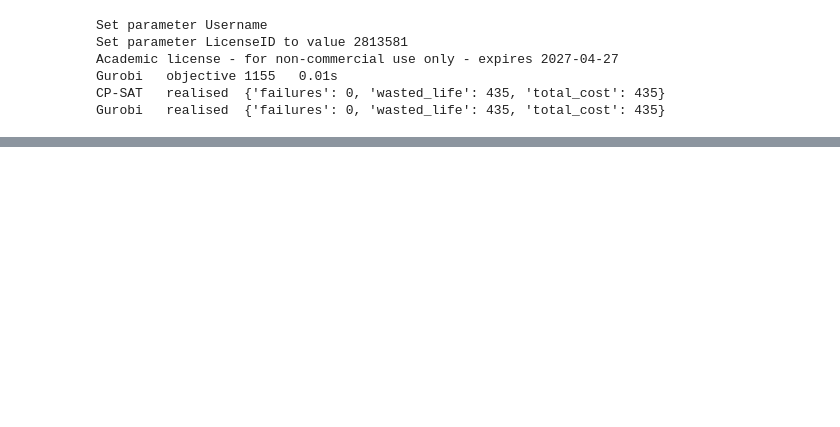
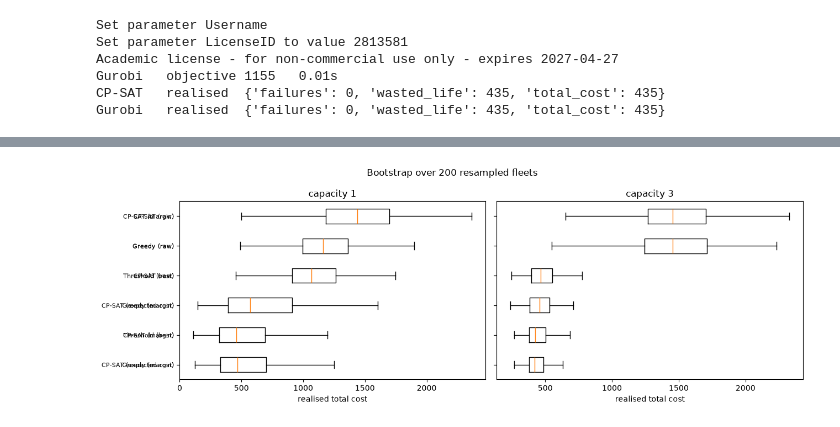
Before and after one commit to yusufsami9/predictive-maintenance-rul, a Jupyter notebook: notebooks/03_optimization.ipynb, the cells around one changed output, grey strips where cells are left out. Saved outputs shown, nothing was run; the diff lists cells and outputs as text; code cells hidden in the pictures; blank space fills up the shorter version.

```diff
--- a/notebooks/03_optimization.ipynb
+++ b/notebooks/03_optimization.ipynb
@@ -596,0 +691,10 @@ ratio_df
+# %%
+# 95% intervals for the realised cost of each strategy.
+for cap, df in bootstrap_results.items():
+    summary = pd.DataFrame({
+        'mean': df.mean(),
+        'p2.5': df.quantile(0.025),
+        'p97.5': df.quantile(0.975),
+    }).sort_values('mean').round(0)
+    print(f'\n=== capacity {cap} ===')
+    print(summary.to_string())
@@ -596,0 +719,10 @@ ratio_df
+# %%
+# Overlapping intervals are hard to read off a table, so ask the direct question:
+# in what fraction of replicates does one strategy actually come out cheaper?
+# 0.5 means a coin flip -- no evidence of a difference at all.
+for cap, df in bootstrap_results.items():
+    base = 'CP-SAT (expected cost)'
+    print(f'\n=== capacity {cap}: P({base} cheaper) ===')
+    for col in df.columns:
+        if col != base:
+            print(f'  vs {col:<26} {(df[base] < df[col]).mean():.2f}')
@@ -596,0 +743,15 @@ ratio_df
+# %%
+fig, axes = plt.subplots(1, len(bootstrap_results), figsize=(13, 4.5), sharey=True)
+
+for ax, (cap, df) in zip(np.atleast_1d(axes), bootstrap_results.items()):
+    order = df.mean().sort_values().index
+    ax.boxplot([df[c] for c in order], vert=False, tick_labels=order, showfliers=False)
+    ax.set_xlabel('realised total cost')
+    ax.set_title(f'capacity {cap}')
+    ax.tick_params(axis='y', labelsize=8)
+
+plt.suptitle(f'Bootstrap over {N_BOOTSTRAP} resampled fleets')
+plt.tight_layout()
+plt.show()
+# %% [output]
+[figure, added]
```
Also changed, not shown: parts of 11 cells of this notebook.
